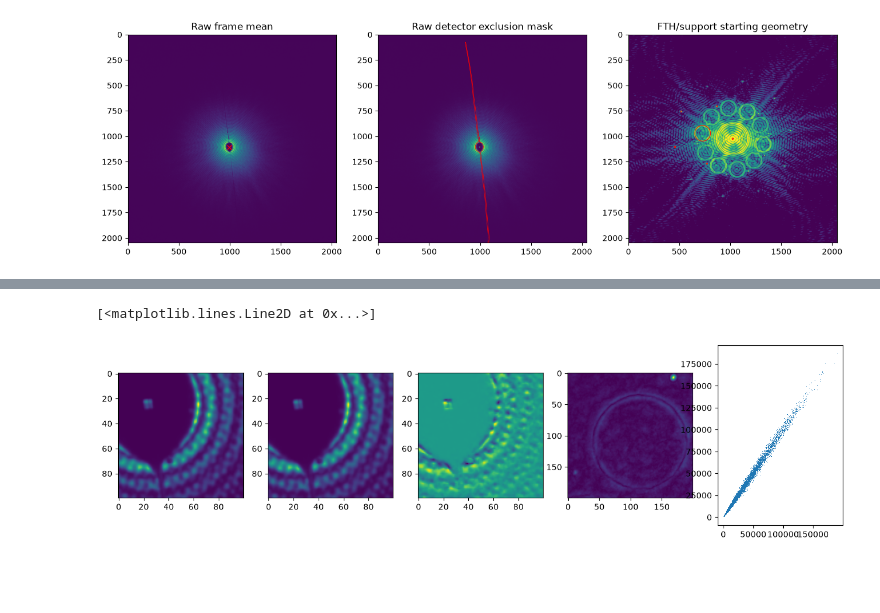
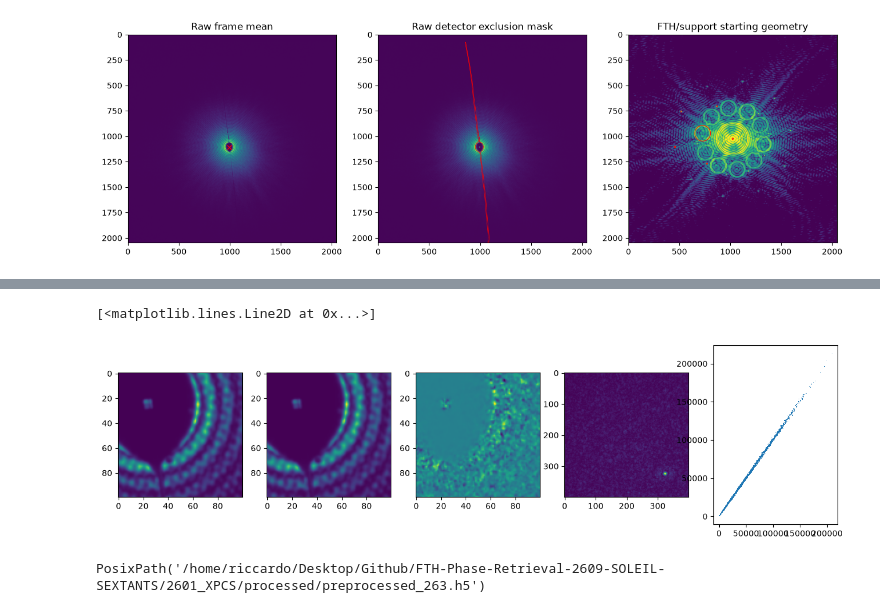
Before and after one commit to riccbatt/FTH-Phase-Retrieval-2609-SOLEIL-SEXTANTS, a Jupyter notebook: 2601_XPCS/00_preprocess_263.ipynb, the cells around one changed output, grey strips where cells are left out. Cells and saved outputs as stored; diff of their text form; code cells hidden in the pictures; blank space fills up the shorter version.

```diff
--- a/2601_XPCS/00_preprocess_263.ipynb
+++ b/2601_XPCS/00_preprocess_263.ipynb
@@ -178,3 +178,20 @@ Prepared 39/41: scan263_point0038
 Prepared 40/41: scan263_point0039
 Prepared 41/41: scan263_point0040
 Saved /home/riccardo/Desktop/Github/FTH-Phase-Retrieval-2609-SOLEIL-SEXTANTS/2601_XPCS/processed/preprocessed_263.h5 dark subtraction applied: True
+# %%
+# Read the cache just written above, before plotting comparisons.
+with h5py.File(CACHE, "r") as h:
+    images = h["holograms"][()]
+
+plt.close("all")
+%matplotlib inline
+
+j=38
+i=39
+from library import fthcore as fth
+fig,ax=plt.subplots(1,5, figsize=(16,4))
+ax[0].imshow((images[i])[900:1100,870:980])
+ax[1].imshow((images[j])[900:1100,870:980])
+ax[2].imshow((images[j]-images[i])[900:1100,870:980])
+ax[3].imshow(np.abs(fth.reconstruct(images[j]-images[i]))[700:900,700:900])
+ax[4].plot((images[i])[900:1100,870:980].flatten(),(images[j])[900:1100,870:980].flatten(), ",")
@@ -181,23 +201,27 @@ Saved /home/riccardo/Desktop/Github/FTH-Phase-Retrieval-2609-SOLEIL-SEXTANTS/260
 # %%
 # Read the cache just written above, before plotting comparisons.
 with h5py.File(CACHE, "r") as h:
     images = h["holograms"][()]
 
 plt.close("all")
 %matplotlib inline
 
-j=38
-i=39
+j=10
+i=11
 from library import fthcore as fth
 fig,ax=plt.subplots(1,5, figsize=(16,4))
 ax[0].imshow((images[i])[1000:1100,1000:1100])
 ax[1].imshow((images[j])[1000:1100,1000:1100])
 ax[2].imshow((images[j]-images[i])[1000:1100,1000:1100])
-ax[3].imshow(np.abs(fth.reconstruct(images[j]-images[i]))[700:900,700:900])
+ax[3].imshow(np.abs(fth.reconstruct(images[j]-images[i]))[700:1100,700:1100])
 ax[4].plot((images[i])[1000:1100,1000:1100].flatten(),(images[j])[1000:1100,1000:1100].flatten(), ",")
 # %% [output]
 [<matplotlib.lines.Line2D at 0x...>]
-[figure, old version]
+[figure, new version]
+# %%
+CACHE
+# %% [output]
+PosixPath('/home/riccardo/Desktop/Github/FTH-Phase-Retrieval-2609-SOLEIL-SEXTANTS/2601_XPCS/processed/preprocessed_263.h5')
 # %%
 with h5py.File(CACHE) as h:
     images=h['holograms'][()]; masks=h['mask_pixel'][()]; support=h['supportmask'][()]
```
Also changed, not shown: parts of 3 cells of this notebook, 9 other files.
